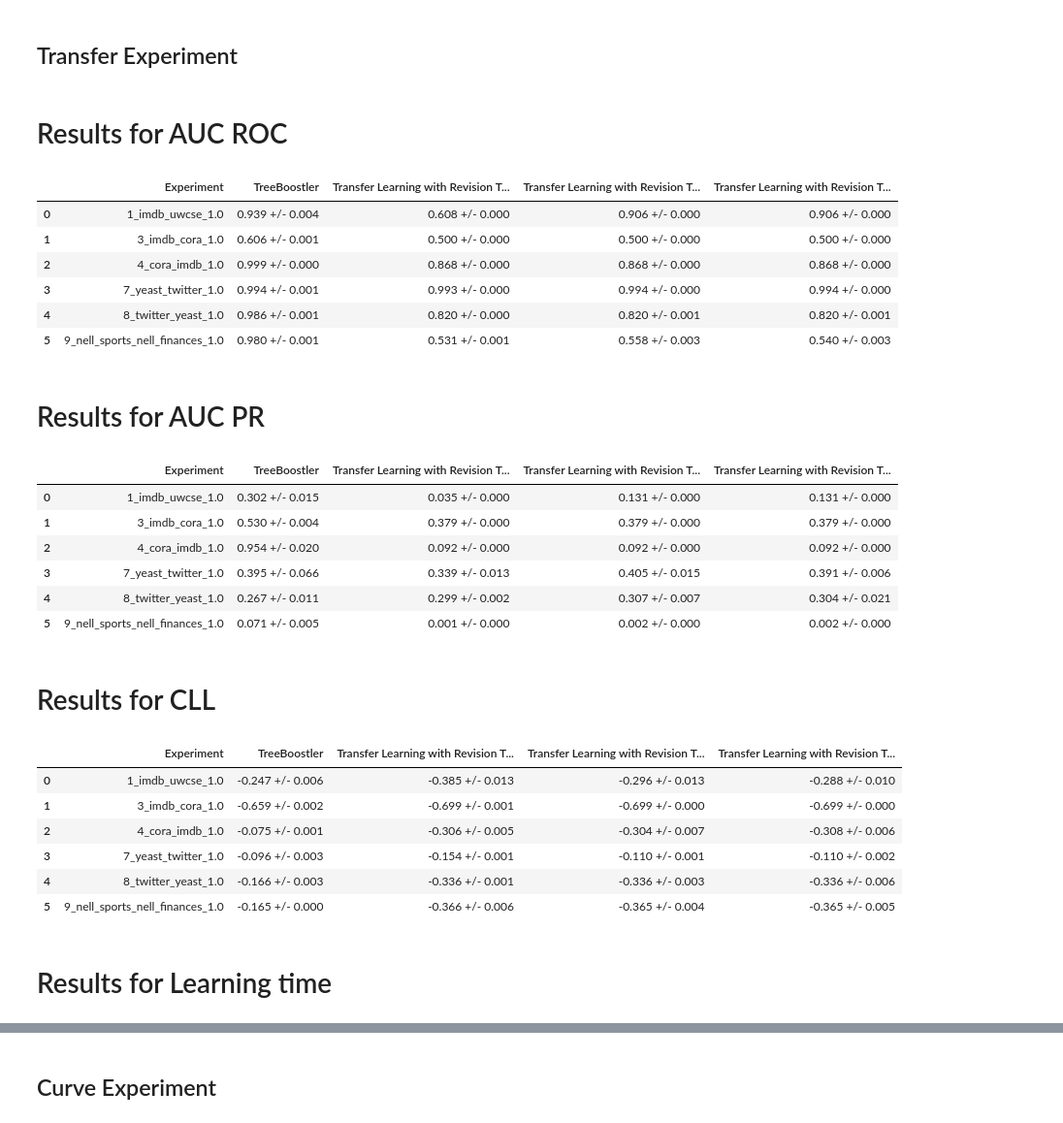
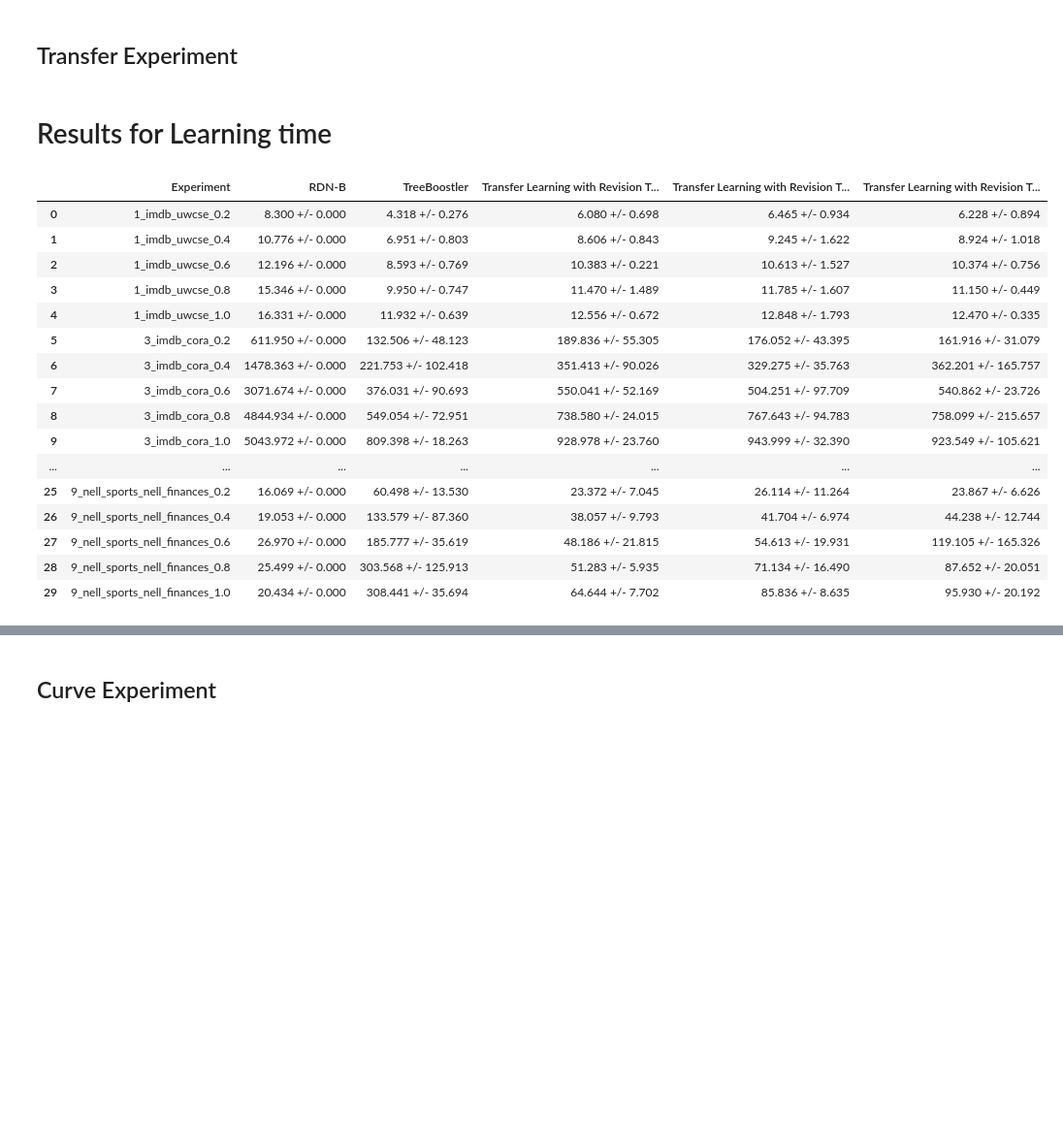
Before and after one commit to MeLLL-UFF/TransBoostler, a Jupyter notebook: results_curve.ipynb, the cells around one changed output, grey strips where cells are left out. Shown at 97% size. Cells and saved outputs as stored; diff of their text form; code cells hidden in the pictures; blank space fills up the shorter version.

```diff
--- a/results_curve.ipynb
+++ b/results_curve.ipynb
@@ -26,15 +26,17 @@ experiments = [
 # %% [markdown]
 ## Transfer Experiment
 # %%
-def load_data(experiments, metric, treeboostler=False):
+def load_data(experiments, metric, treeboostler=False, rdnb=False):
     data = {}
     for item in experiments:
         experiment_title = item['id'] + '_' + item['source'] + '_' + item['target']
 
         if(treeboostler):
-            file_path = os.path.split(os.getcwd())[0] + '/TreeBoostler/experiments-transfer/' + experiment_title + '/' + experiment_title + '.json'
+            file_path = os.path.split(os.getcwd())[0] + '/TreeBoostler/experiments-learning-curve/' + experiment_title + '/' + experiment_title + '.json'
+        elif(rdnb):
+            file_path = os.getcwd() + '/rdnb-curves-experiments/' + experiment_title + '/rdnb.json'
         else:
-            file_path = os.getcwd() + '/experiments-transfer-k-1/' + experiment_title + '/' + experiment_title + '_fasttext_{}.json'.format(metric)
+            file_path = os.getcwd() + '/experiments-k-1-curves/' + experiment_title + '/' + experiment_title + '_fasttext_{}.json'.format(metric)
 
         #if(os.path.isfile(file_path)):
         with open(file_path, 'r') as fp:
@@ -45,63 +47,61 @@ def load_data(experiments, metric, treeboostler=False):
 # %%
 data_softcosine = load_data(experiments, 'softcosine')
 data_euclidean = load_data(experiments, 'euclidean')
 data_wmd = load_data(experiments, 'wmd')
 
 treeboostler_data = load_data(experiments, '', True)
 
-for metric in ['AUC ROC', 'AUC PR', 'CLL', 'Learning time']: #, 'Recall', 'F1', 'Precision', 'Learning and Revision time', 'Inference time']:
+rdn_data = load_data(experiments, '', False, True)
+
+for metric in ['Learning time']: #['AUC ROC', 'AUC PR', 'CLL', 'Learning time']: #, 'Recall', 'F1', 'Precision', 'Learning and Revision time', 'Inference time']:
     display(Markdown('# Results for ' + metric))
     table = []
     for j in range(len(experiments)):
         dataset = experiments[j]['id'] + '_' + experiments[j]['source'] + '_' + experiments[j]['target']
-        if dataset in treeboostler_data:
-            for amount in [1.0]: #[0.2, 0.4, 0.6, 0.8, 1.0]:
+        if dataset in rdn_data:
+            for amount in [0.2, 0.4, 0.6, 0.8, 1.0]:
                 mapping_time = ''
 
-                transfer_softcosine = np.array([(np.array([item['transfer'][metric] for item in sublist])).mean() for sublist in data_softcosine[str(dataset)]])
+                transfer_softcosine = np.array([(np.array([item['transfer_{}'.format(amount)][metric] for item in sublist])).mean() for sublist in data_softcosine[str(dataset)]])
                 #transfer_cosine = np.array(data[dataset]['cosine'][str(amount)][metric])
-                transfer_euclidean = np.array([(np.array([item['transfer'][metric] for item in sublist])).mean() for sublist in data_euclidean[str(dataset)]])
-                transfer_wmd = np.array([(np.array([item['transfer'][metric] for item in sublist])).mean() for sublist in data_wmd[str(dataset)]])
+                transfer_euclidean = np.array([(np.array([item['transfer_{}'.format(amount)][metric] for item in sublist])).mean() for sublist in data_euclidean[str(dataset)]])
+                transfer_wmd = np.array([(np.array([item['transfer_{}'.format(amount)][metric] for item in sublist])).mean() for sublist in data_wmd[str(dataset)]])
                 #transfer_relax_wmd = np.array(data[dataset]['relax-wmd'][str(amount)][metric])
 
-                treeboostler = np.array([(np.array([item['transfer'][metric] for item in sublist])).mean() for sublist in treeboostler_data[str(dataset)]])
-                #treeboostler_no_revision = np.array([(np.array([item['transfer']['parameter'][metric] for item in sublist])).mean() for sublist in treeboostler_data[str(dataset)]])
+                treeboostler = np.array([(np.array([item['transfer_{}'.format(amount)][metric] for item in sublist])).mean() for sublist in treeboostler_data[str(dataset)]])
+                #treeboostler_no_revision = np.array([(np.array([item['transfer_{}'.format(amount)]['parameter'][metric] for item in sublist])).mean() for sublist in treeboostler_data[str(dataset)]])
                 #print(treeboostler)
+                rdnb = np.array([(np.array([item['amount_{}'.format(amount)][metric] for item in sublist])).mean() for sublist in rdn_data[str(dataset)]])
 
                 table.append([dataset +'_' + str(amount),
+                '%.3f +/- %.3f' % (rdnb.mean(), 2* rdnb.std()),
                 '%.3f +/- %.3f' % (treeboostler.mean(), 2* treeboostler.std()),
                 #'%.3f +/- %.3f' % (treeboostler_no_revision.mean(), 2* treeboostler_no_revision.std()),
                 '%.3f +/- %.3f' % (transfer_softcosine.mean(), 2 * transfer_softcosine.std()),
                 #'%.3f +/- %.3f' % (transfer_cosine.mean(), 2 * transfer_cosine.std()),
                 '%.3f +/- %.3f' % (transfer_euclidean.mean(), 2 * transfer_euclidean.std()),
                 '%.3f +/- %.3f' % (transfer_wmd.mean(), 2 * transfer_wmd.std()),
                 #'%.3f +/- %.3f' % (transfer_relax_wmd.mean(), 2 * transfer_relax_wmd.std())])
                              ])
-    display(pd.DataFrame(table, columns=['Experiment', 'TreeBoostler', 'Transfer Learning with Revision Theory - SoftCosine', 'Transfer Learning with Revision Theory - Euclidean', 'Transfer Learning with Revision Theory - WMD'])) #, 'Transfer Learning with Revision Theory - Relax WMD'])) #, 'Learning from scratch (RDN-B)']))
+    #display(pd.DataFrame(table, columns=['Experiment', 'RDN-B'])) #, 'Transfer Learning with Revision Theory - Relax WMD'])) #, 'Learning from scratch (RDN-B)']))
+    display(pd.DataFrame(table, columns=['Experiment', 'RDN-B', 'TreeBoostler', 'Transfer Learning with Revision Theory - SoftCosine', 'Transfer Learning with Revision Theory - Euclidean', 'Transfer Learning with Revision Theory - WMD'])) #, 'Transfer Learning with Revision Theory - Relax WMD'])) #, 'Learning from scratch (RDN-B)']))
     #display(pd.DataFrame(table, columns=['Experiment', 'Transfer Learning', 'Transfer Learning with Revision Theory']))
 # %% [output]
-# Results for AUC ROC
+# Results for Learning time
-|  | Experiment | TreeBoostler | Transfer Learning with Revision T... | Transfer Learning with Revision T... | Transfer Learning with Revision T... |
-| 0 | 1_imdb_uwcse_1.0 | 0.939 +/- 0.004 | 0.608 +/- 0.000 | 0.906 +/- 0.000 | 0.906 +/- 0.000 |
-| 1 | 3_imdb_cora_1.0 | 0.606 +/- 0.001 | 0.500 +/- 0.000 | 0.500 +/- 0.000 | 0.500 +/- 0.000 |
-| 2 | 4_cora_imdb_1.0 | 0.999 +/- 0.000 | 0.868 +/- 0.000 | 0.868 +/- 0.000 | 0.868 +/- 0.000 |
-| 3 | 7_yeast_twitter_1.0 | 0.994 +/- 0.001 | 0.993 +/- 0.000 | 0.994 +/- 0.000 | 0.994 +/- 0.000 |
-| 4 | 8_twitter_yeast_1.0 | 0.986 +/- 0.001 | 0.820 +/- 0.000 | 0.820 +/- 0.001 | 0.820 +/- 0.001 |
-| 5 | 9_nell_sports_nell_finances_1.0 | 0.980 +/- 0.001 | 0.531 +/- 0.001 | 0.558 +/- 0.003 | 0.540 +/- 0.003 |
+|  | Experiment | RDN-B | TreeBoostler | Transfer Learning with Revision T... | Transfer Learning with Revision T... | Transfer Learning with Revision T... |
+| 0 | 1_imdb_uwcse_0.2 | 8.300 +/- 0.000 | 4.318 +/- 0.276 | 6.080 +/- 0.698 | 6.465 +/- 0.934 | 6.228 +/- 0.894 |
+| 1 | 1_imdb_uwcse_0.4 | 10.776 +/- 0.000 | 6.951 +/- 0.803 | 8.606 +/- 0.843 | 9.245 +/- 1.622 | 8.924 +/- 1.018 |
+| 2 | 1_imdb_uwcse_0.6 | 12.196 +/- 0.000 | 8.593 +/- 0.769 | 10.383 +/- 0.221 | 10.613 +/- 1.527 | 10.374 +/- 0.756 |
+| 3 | 1_imdb_uwcse_0.8 | 15.346 +/- 0.000 | 9.950 +/- 0.747 | 11.470 +/- 1.489 | 11.785 +/- 1.607 | 11.150 +/- 0.449 |
+| 4 | 1_imdb_uwcse_1.0 | 16.331 +/- 0.000 | 11.932 +/- 0.639 | 12.556 +/- 0.672 | 12.848 +/- 1.793 | 12.470 +/- 0.335 |
+| 5 | 3_imdb_cora_0.2 | 611.950 +/- 0.000 | 132.506 +/- 48.123 | 189.836 +/- 55.305 | 176.052 +/- 43.395 | 161.916 +/- 31.079 |
+| 6 | 3_imdb_cora_0.4 | 1478.363 +/- 0.000 | 221.753 +/- 102.418 | 351.413 +/- 90.026 | 329.275 +/- 35.763 | 362.201 +/- 165.757 |
+| 7 | 3_imdb_cora_0.6 | 3071.674 +/- 0.000 | 376.031 +/- 90.693 | 550.041 +/- 52.169 | 504.251 +/- 97.709 | 540.862 +/- 23.726 |
+| 8 | 3_imdb_cora_0.8 | 4844.934 +/- 0.000 | 549.054 +/- 72.951 | 738.580 +/- 24.015 | 767.643 +/- 94.783 | 758.099 +/- 215.657 |
+| 9 | 3_imdb_cora_1.0 | 5043.972 +/- 0.000 | 809.398 +/- 18.263 | 928.978 +/- 23.760 | 943.999 +/- 32.390 | 923.549 +/- 105.621 |
+| ... | ... | ... | ... | ... | ... | ... |
+| 25 | 9_nell_sports_nell_finances_0.2 | 16.069 +/- 0.000 | 60.498 +/- 13.530 | 23.372 +/- 7.045 | 26.114 +/- 11.264 | 23.867 +/- 6.626 |
+| 26 | 9_nell_sports_nell_finances_0.4 | 19.053 +/- 0.000 | 133.579 +/- 87.360 | 38.057 +/- 9.793 | 41.704 +/- 6.974 | 44.238 +/- 12.744 |
+| 27 | 9_nell_sports_nell_finances_0.6 | 26.970 +/- 0.000 | 185.777 +/- 35.619 | 48.186 +/- 21.815 | 54.613 +/- 19.931 | 119.105 +/- 165.326 |
+| 28 | 9_nell_sports_nell_finances_0.8 | 25.499 +/- 0.000 | 303.568 +/- 125.913 | 51.283 +/- 5.935 | 71.134 +/- 16.490 | 87.652 +/- 20.051 |
+| 29 | 9_nell_sports_nell_finances_1.0 | 20.434 +/- 0.000 | 308.441 +/- 35.694 | 64.644 +/- 7.702 | 85.836 +/- 8.635 | 95.930 +/- 20.192 |
-# Results for AUC PR
-|  | Experiment | TreeBoostler | Transfer Learning with Revision T... | Transfer Learning with Revision T... | Transfer Learning with Revision T... |
-| 0 | 1_imdb_uwcse_1.0 | 0.302 +/- 0.015 | 0.035 +/- 0.000 | 0.131 +/- 0.000 | 0.131 +/- 0.000 |
-| 1 | 3_imdb_cora_1.0 | 0.530 +/- 0.004 | 0.379 +/- 0.000 | 0.379 +/- 0.000 | 0.379 +/- 0.000 |
-| 2 | 4_cora_imdb_1.0 | 0.954 +/- 0.020 | 0.092 +/- 0.000 | 0.092 +/- 0.000 | 0.092 +/- 0.000 |
-| 3 | 7_yeast_twitter_1.0 | 0.395 +/- 0.066 | 0.339 +/- 0.013 | 0.405 +/- 0.015 | 0.391 +/- 0.006 |
-| 4 | 8_twitter_yeast_1.0 | 0.267 +/- 0.011 | 0.299 +/- 0.002 | 0.307 +/- 0.007 | 0.304 +/- 0.021 |
-| 5 | 9_nell_sports_nell_finances_1.0 | 0.071 +/- 0.005 | 0.001 +/- 0.000 | 0.002 +/- 0.000 | 0.002 +/- 0.000 |
-# Results for CLL
-|  | Experiment | TreeBoostler | Transfer Learning with Revision T... | Transfer Learning with Revision T... | Transfer Learning with Revision T... |
-| 0 | 1_imdb_uwcse_1.0 | -0.247 +/- 0.006 | -0.385 +/- 0.013 | -0.296 +/- 0.013 | -0.288 +/- 0.010 |
-| 1 | 3_imdb_cora_1.0 | -0.659 +/- 0.002 | -0.699 +/- 0.001 | -0.699 +/- 0.000 | -0.699 +/- 0.000 |
-| 2 | 4_cora_imdb_1.0 | -0.075 +/- 0.001 | -0.306 +/- 0.005 | -0.304 +/- 0.007 | -0.308 +/- 0.006 |
-| 3 | 7_yeast_twitter_1.0 | -0.096 +/- 0.003 | -0.154 +/- 0.001 | -0.110 +/- 0.001 | -0.110 +/- 0.002 |
-| 4 | 8_twitter_yeast_1.0 | -0.166 +/- 0.003 | -0.336 +/- 0.001 | -0.336 +/- 0.003 | -0.336 +/- 0.006 |
-| 5 | 9_nell_sports_nell_finances_1.0 | -0.165 +/- 0.000 | -0.366 +/- 0.006 | -0.365 +/- 0.004 | -0.365 +/- 0.005 |
-# Results for Learning time
```
Also changed, not shown: parts of 3 cells of this notebook, 1 other file.
